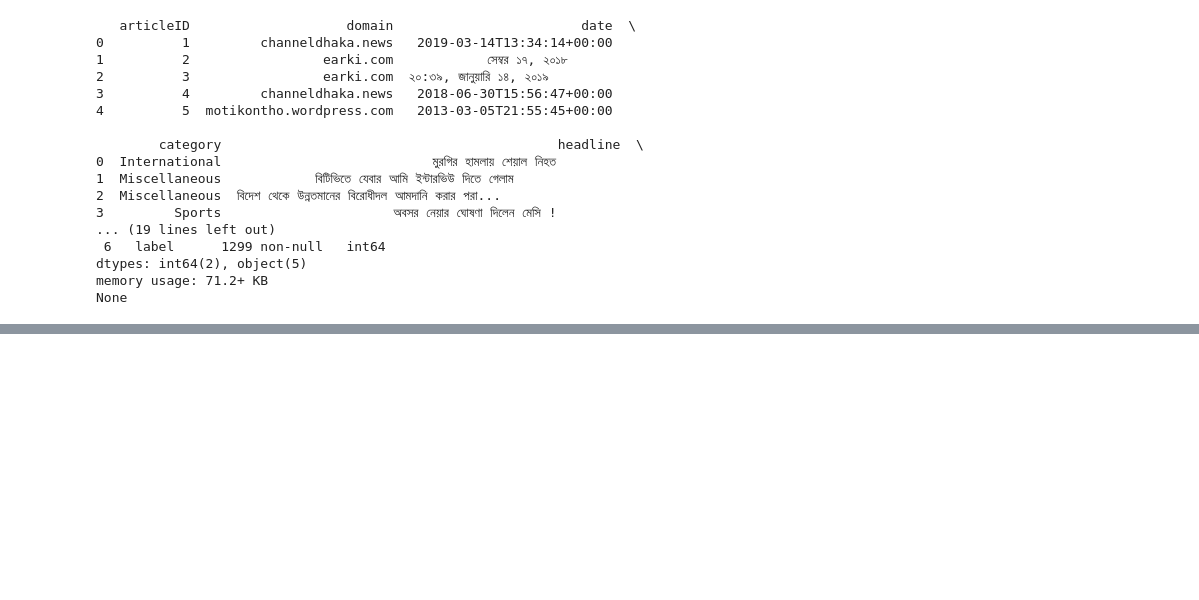
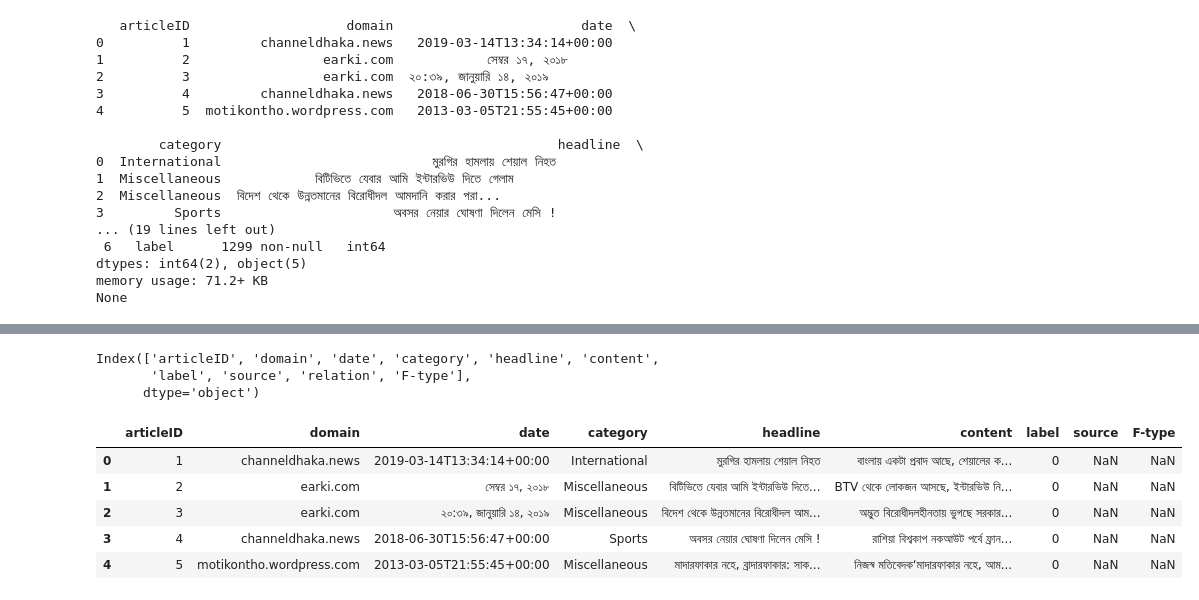
Before and after one commit to habibaalam/Bangla-Fake-News-Detection, a Jupyter notebook: notebook/load_data.ipynb, the cells around one changed output, grey strips where cells are left out. Cells and saved outputs as stored; diff of their text form; code cells hidden in the pictures; blank space fills up the shorter version.

```diff
--- a/notebook/load_data.ipynb
+++ b/notebook/load_data.ipynb
@@ -83,0 +63,13 @@ data.tail()
+# %%
+import pandas as pd
+dfake = pd.read_csv("../data/raw/Fake.csv")
+dfake2 = pd.read_csv("../data/raw/Fake2.csv")
+dreal2 = pd.read_csv("../data/raw/LabeledReal.csv")
+dfake['label'] = '0'
+dfake2['label'] = '0'
+dreal2['label'] = '1'
+fake_data = pd.concat([dfake, dfake2], ignore_index=True)
+data = pd.concat([fake_data, dreal2], ignore_index=True)
+# %%
+from sklearn.utils import shuffle
+data = shuffle(data, random_state=42)
@@ -83,0 +99,16 @@ data.tail()
+# %%
+print(data.columns)
+# %% [output]
+Index(['articleID', 'domain', 'date', 'category', 'headline', 'content',
+       'label', 'source', 'relation', 'F-type'],
+      dtype='object')
+# %%
+from IPython.display import display
+display(data.head())
+# %% [output]
+|  | articleID | domain | date | category | headline | content | label | source | F-type |
+| 0 | 1 | channeldhaka.news | 2019-03-14T13:34:14+00:00 | International | মুরগির হামলায় শেয়াল নিহত | বাংলায় একটা প্রবাদ আছে, শেয়ালের ক... | 0 | NaN | NaN |
+| 1 | 2 | earki.com | সেম্বর ১৭, ২০১৮ | Miscellaneous | বিটিভিতে যেবার আমি ইন্টারভিউ দিতে... | BTV থেকে লোকজন আসছে, ইন্টারভিউ নি... | 0 | NaN | NaN |
+| 2 | 3 | earki.com | ২০:৩৯, জানুয়ারি ১৪, ২০১৯ | Miscellaneous | বিদেশ থেকে উন্নতমানের বিরোধীদল আম... | অদ্ভুত বিরোধীদলহীনতায় ভুগছে সরকার... | 0 | NaN | NaN |
+| 3 | 4 | channeldhaka.news | 2018-06-30T15:56:47+00:00 | Sports | অবসর নেয়ার ঘোষণা দিলেন মেসি ! | রাশিয়া বিশ্বকাপ নকআউট পর্বে ফ্রান... | 0 | NaN | NaN |
+| 4 | 5 | motikontho.wordpress.com | 2013-03-05T21:55:45+00:00 | Miscellaneous | মাদারফাকার নহে, ব্রাদারফাকার: সাক... | নিজস্ব মতিবেদক‘মাদারফাকার নহে, আম... | 0 | NaN | NaN |
```
Also changed, not shown: parts of 10 cells of this notebook.
